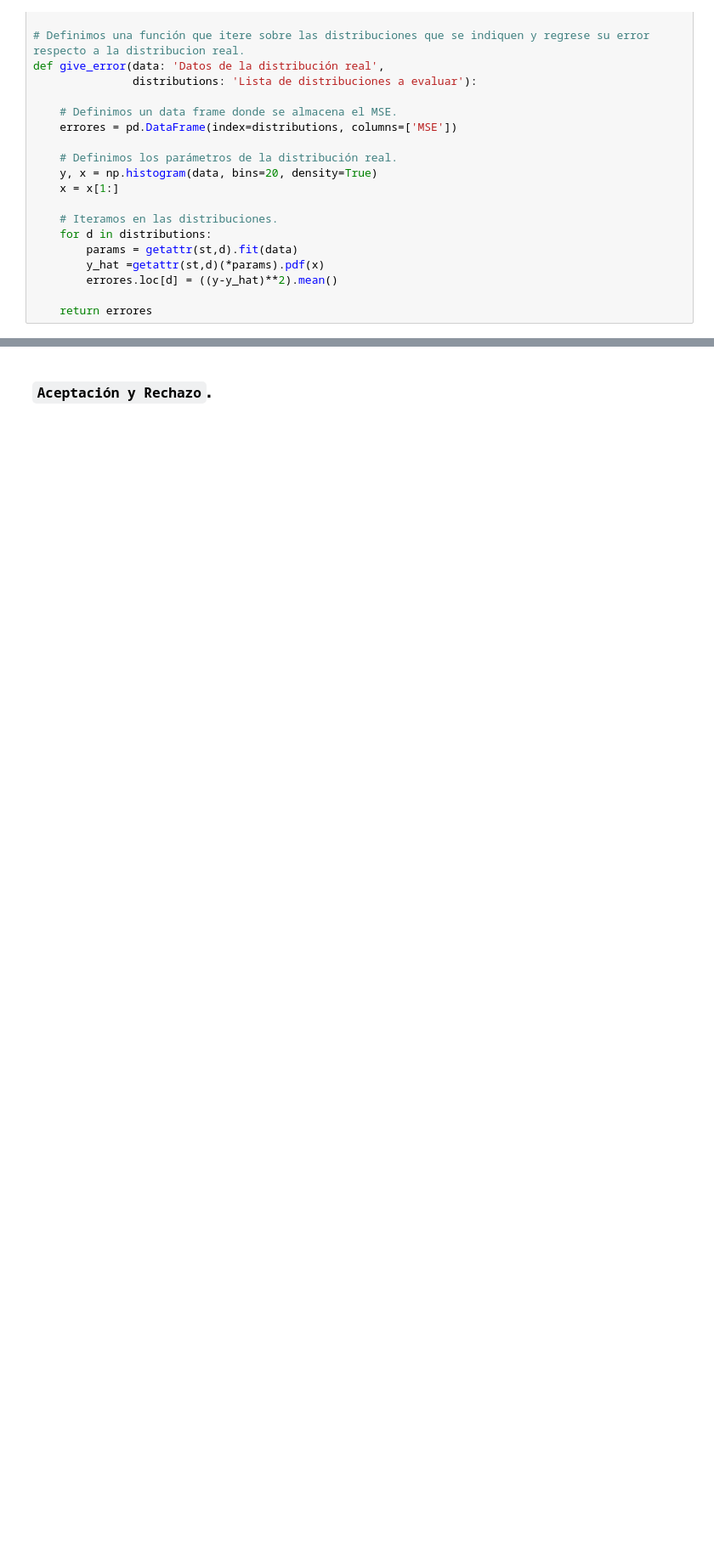
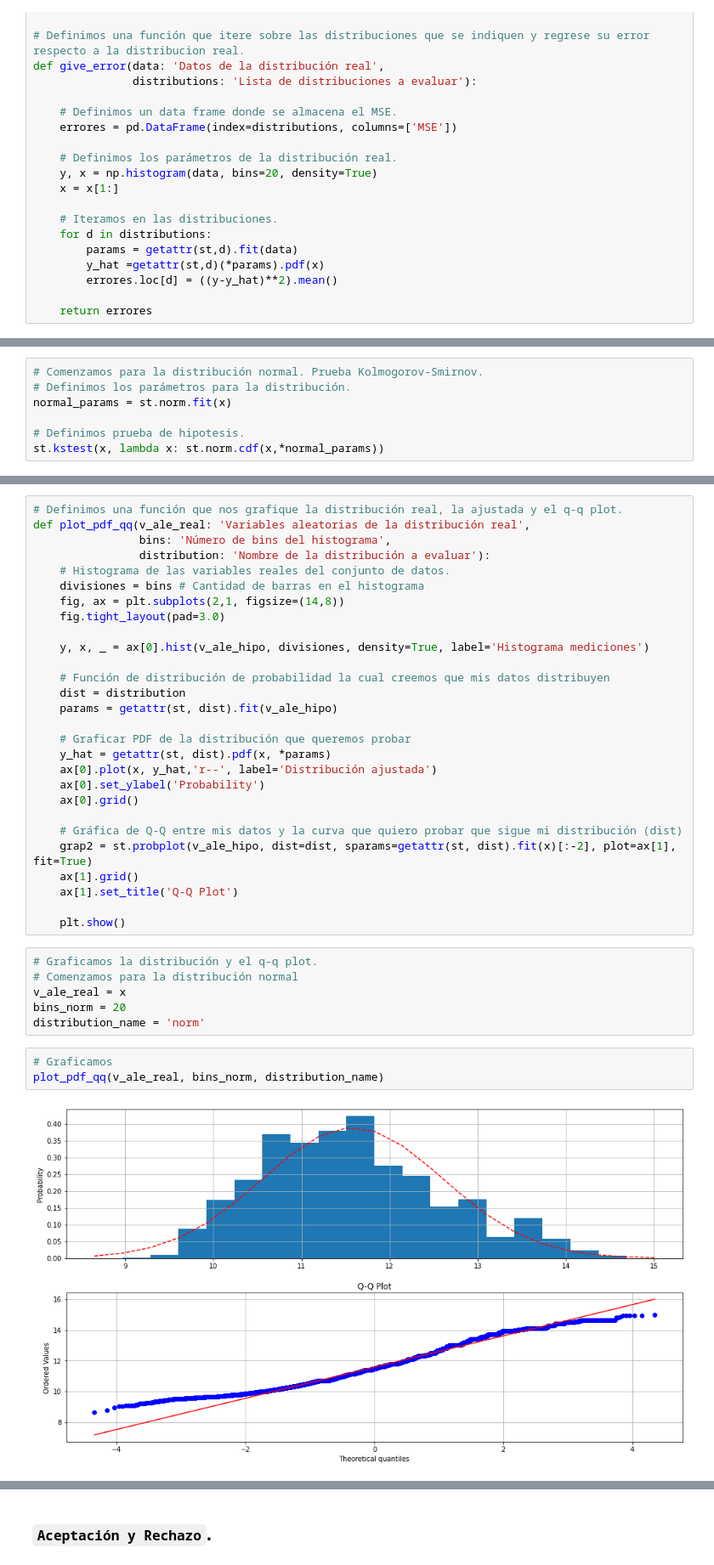
Before and after one commit to JuanPablo2019/Proyecto_modulo1, a Jupyter notebook: ProyectoModulo1_MaganaJ_PinedaB.ipynb, the cells around one changed output, grey strips where cells are left out. Shown at 85% size. Cells and saved outputs as stored; diff of their text form; blank space fills up the shorter version.

```diff
--- a/ProyectoModulo1_MaganaJ_PinedaB.ipynb
+++ b/ProyectoModulo1_MaganaJ_PinedaB.ipynb
@@ -584,0 +554,7 @@ best
+# %%
+# Comenzamos para la distribución normal. Prueba Kolmogorov-Smirnov.
+# Definimos los parámetros para la distribución.
+normal_params = st.norm.fit(x)
+
+# Definimos prueba de hipotesis.
+st.kstest(x, lambda x: st.norm.cdf(x,*normal_params))
@@ -584,0 +567,39 @@ best
+# %%
+# Definimos una función que nos grafique la distribución real, la ajustada y el q-q plot.
+def plot_pdf_qq(v_ale_real: 'Variables aleatorias de la distribución real',
+                bins: 'Número de bins del histograma',
+                distribution: 'Nombre de la distribución a evaluar'):
+    # Histograma de las variables reales del conjunto de datos.
+    divisiones = bins # Cantidad de barras en el histograma
+    fig, ax = plt.subplots(2,1, figsize=(14,8))
+    fig.tight_layout(pad=3.0)
+
+    y, x, _ = ax[0].hist(v_ale_hipo, divisiones, density=True, label='Histograma mediciones')
+
+    # Función de distribución de probabilidad la cual creemos que mis datos distribuyen
+    dist = distribution
+    params = getattr(st, dist).fit(v_ale_hipo)
+
+    # Graficar PDF de la distribución que queremos probar
+    y_hat = getattr(st, dist).pdf(x, *params)
+    ax[0].plot(x, y_hat,'r--', label='Distribución ajustada')
+    ax[0].set_ylabel('Probability')
+    ax[0].grid()
+
+    # Gráfica de Q-Q entre mis datos y la curva que quiero probar que sigue mi distribución (dist)
+    grap2 = st.probplot(v_ale_hipo, dist=dist, sparams=getattr(st, dist).fit(x)[:-2], plot=ax[1], fit=True)
+    ax[1].grid()
+    ax[1].set_title('Q-Q Plot')
+
+    plt.show()
+# %%
+# Graficamos la distribución y el q-q plot.
+# Comenzamos para la distribución normal
+v_ale_real = x
+bins_norm = 20
+distribution_name = 'norm'
+# %%
+# Graficamos
+plot_pdf_qq(v_ale_real, bins_norm, distribution_name)
+# %% [output]
+[figure, added]
```
Also changed, not shown: parts of 60 cells of this notebook.
